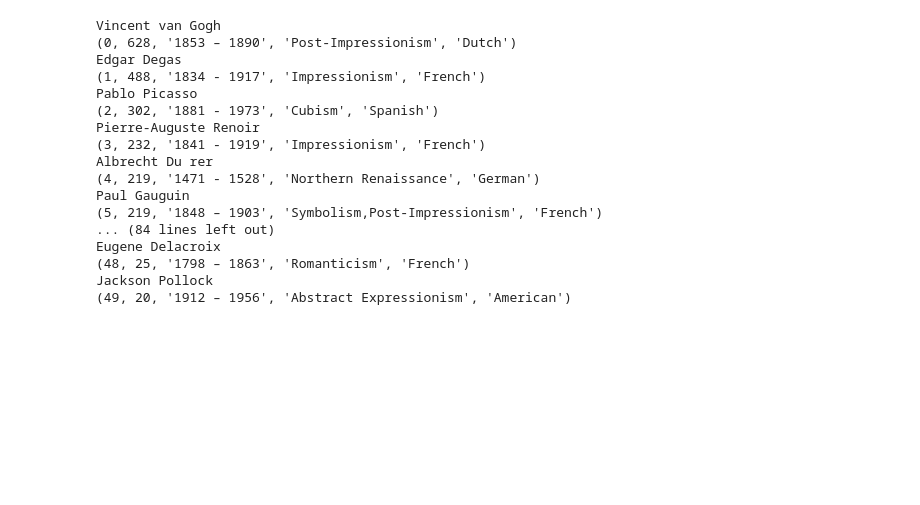
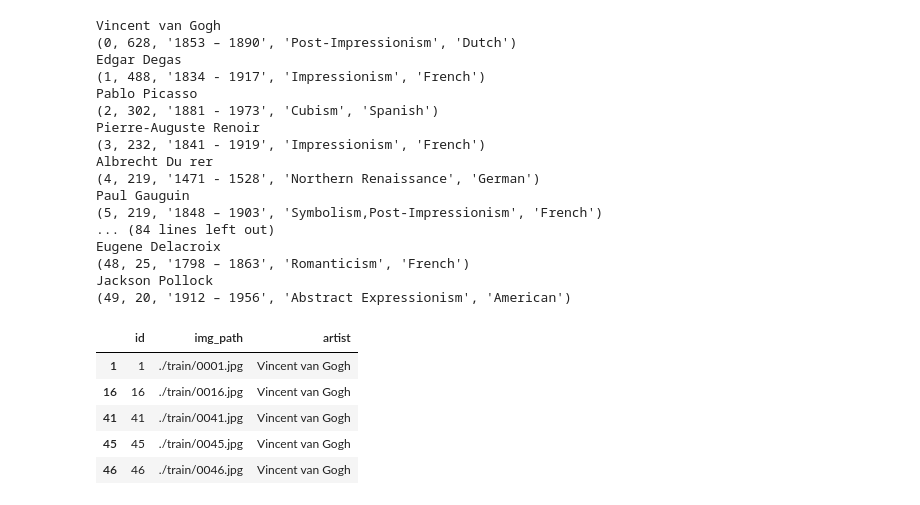
Before and after one commit to yunguks/dacon, a Jupyter notebook: art/datainfo.ipynb, the cells around one changed output. Saved outputs shown, nothing was run; the diff lists cells and outputs as text; code cells hidden in the pictures; blank space fills up the shorter version.

```diff
--- a/art/datainfo.ipynb
+++ b/art/datainfo.ipynb
@@ -69,3 +69,13 @@ Eugene Delacroix
 (48, 25, '1798 – 1863', 'Romanticism', 'French')
 Jackson Pollock
 (49, 20, '1912 – 1956', 'Abstract Expressionism', 'American')
+# %%
+temp_df = df[df['artist']=='Vincent van Gogh']
+temp_df.head()
+# %% [output]
+|  | id | img_path | artist |
+| 1 | 1 | ./train/0001.jpg | Vincent van Gogh |
+| 16 | 16 | ./train/0016.jpg | Vincent van Gogh |
+| 41 | 41 | ./train/0041.jpg | Vincent van Gogh |
+| 45 | 45 | ./train/0045.jpg | Vincent van Gogh |
+| 46 | 46 | ./train/0046.jpg | Vincent van Gogh |
```
Also changed, not shown: parts of 2 cells of this notebook, 3 other files.
